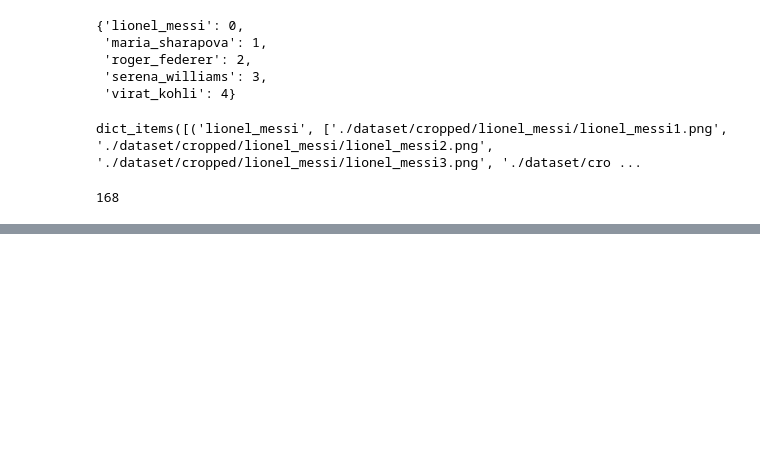
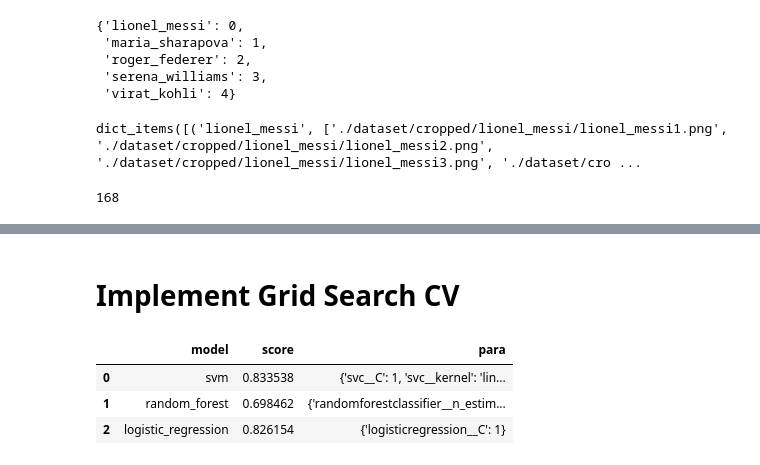
Before and after one commit to abhaygzb15/Sports-Person-Image-Classification, a Jupyter notebook: Sports-Celebrity-Image-Classification/Model/Image_classification.ipynb, the cells around one changed output, grey strips where cells are left out. Cells and saved outputs as stored; diff of their text form; code cells hidden in the pictures; blank space fills up the shorter version.

Commit message:
Find model score using best_estimator

```diff
--- a/Sports-Celebrity-Image-Classification/Model/Image_classification.ipynb
+++ b/Sports-Celebrity-Image-Classification/Model/Image_classification.ipynb
@@ -354,0 +304,2 @@ df
+# %% [markdown]
+# Implement Grid Search CV
@@ -354,0 +316,18 @@ df
+# %%
+from sklearn.pipeline import make_pipeline
+scores=[]
+best_estimators={}
+for algo,mp in model_params.items():
+    pipe=make_pipeline(StandardScaler(),mp['model'])
+    clf=GridSearchCV(pipe,mp['params'],cv=5,return_train_score=False)
+    clf.fit(X_train,Y_train)
+    scores.append(
+    {'model':algo,'score':clf.best_score_,'para':clf.best_params_})
+    best_estimators[algo]=clf.best_estimator_
+df=pd.DataFrame(scores)
+df
+# %% [output]
+|  | model | score | para |
+| 0 | svm | 0.833538 | {'svc__C': 1, 'svc__kernel': 'lin... |
+| 1 | random_forest | 0.698462 | {'randomforestclassifier__n_estim... |
+| 2 | logistic_regression | 0.826154 | {'logisticregression__C': 1} |
```
Also changed, not shown: parts of 34 cells of this notebook.
